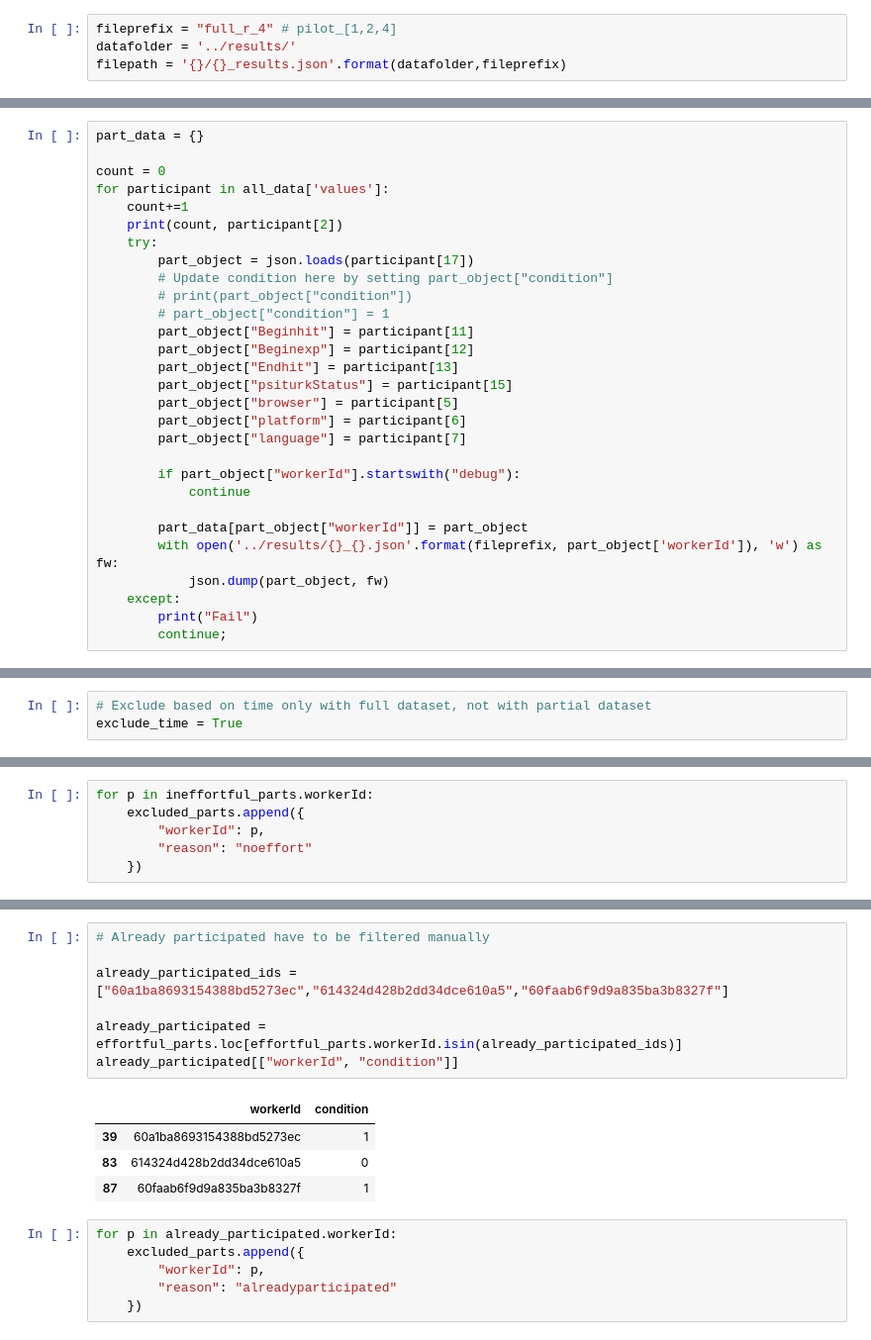
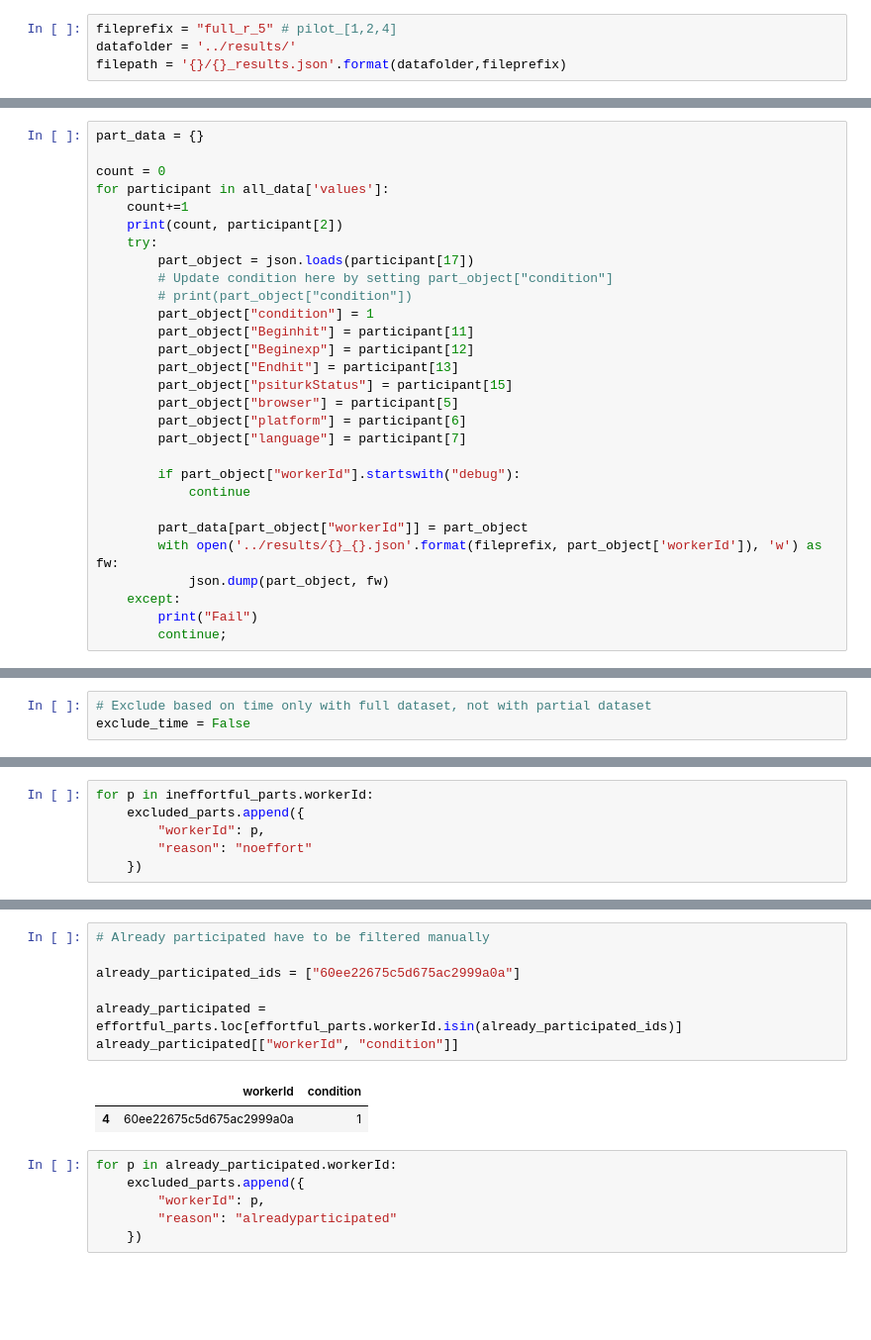
Before and after one commit to srinidhisrinivas/mcl-misalignment-mouselab, a Jupyter notebook: analysis/Preprocessing + Pilot Analysis.ipynb, the cells around one changed output, grey strips where cells are left out. Shown at 99% size. Cells and saved outputs as stored; diff of their text form; blank space fills up the shorter version.

```diff
--- a/analysis/Preprocessing + Pilot Analysis.ipynb
+++ b/analysis/Preprocessing + Pilot Analysis.ipynb
@@ -13,7 +13,7 @@ import pickle
 # %% [markdown]
 Creating a single JSON file for each participant from PostGRES data that contains a single list of all participant data
 # %%
-fileprefix = "full_r_4" # pilot_[1,2,4]
+fileprefix = "full_r_5" # pilot_[1,2,4]
 datafolder = '../results/'
 filepath = '{}/{}_results.json'.format(datafolder,fileprefix)
 # %%
@@ -30,7 +30,7 @@ for participant in all_data['values']:
         part_object = json.loads(participant[17])
         # Update condition here by setting part_object["condition"]
         # print(part_object["condition"])
-        # part_object["condition"] = 1
+        part_object["condition"] = 1
         part_object["Beginhit"] = participant[11]
         part_object["Beginexp"] = participant[12]
         part_object["Endhit"] = participant[13]
@@ -878,6 +786,6 @@ Median: 33.67088333333333
 # %%
 # Exclude based on time only with full dataset, not with partial dataset
-exclude_time = True
+exclude_time = False
 # %%
 # Excluding participants based on time
 
@@ -947,15 +837,13 @@ for idx, (workerId, ans) in effortful_parts[["workerId","alreadyParticipated"]].
 # %%
 # Already participated have to be filtered manually
 
-already_participated_ids = ["60a1ba8693154388bd5273ec","614324d428b2dd34dce610a5","60faab6f9d9a835ba3b8327f"]
+already_participated_ids = ["60ee22675c5d675ac2999a0a"]
 
 already_participated = effortful_parts.loc[effortful_parts.workerId.isin(already_participated_ids)]
 already_participated[["workerId", "condition"]]
 # %% [output]
 |  | workerId | condition |
-| 39 | 60a1ba8693154388bd5273ec | 1 |
-| 83 | 614324d428b2dd34dce610a5 | 0 |
-| 87 | 60faab6f9d9a835ba3b8327f | 1 |
+| 4 | 60ee22675c5d675ac2999a0a | 1 |
 # %%
 for p in already_participated.workerId:
     excluded_parts.append({
```
Also changed, not shown: parts of 32 cells of this notebook, 3 other files.
